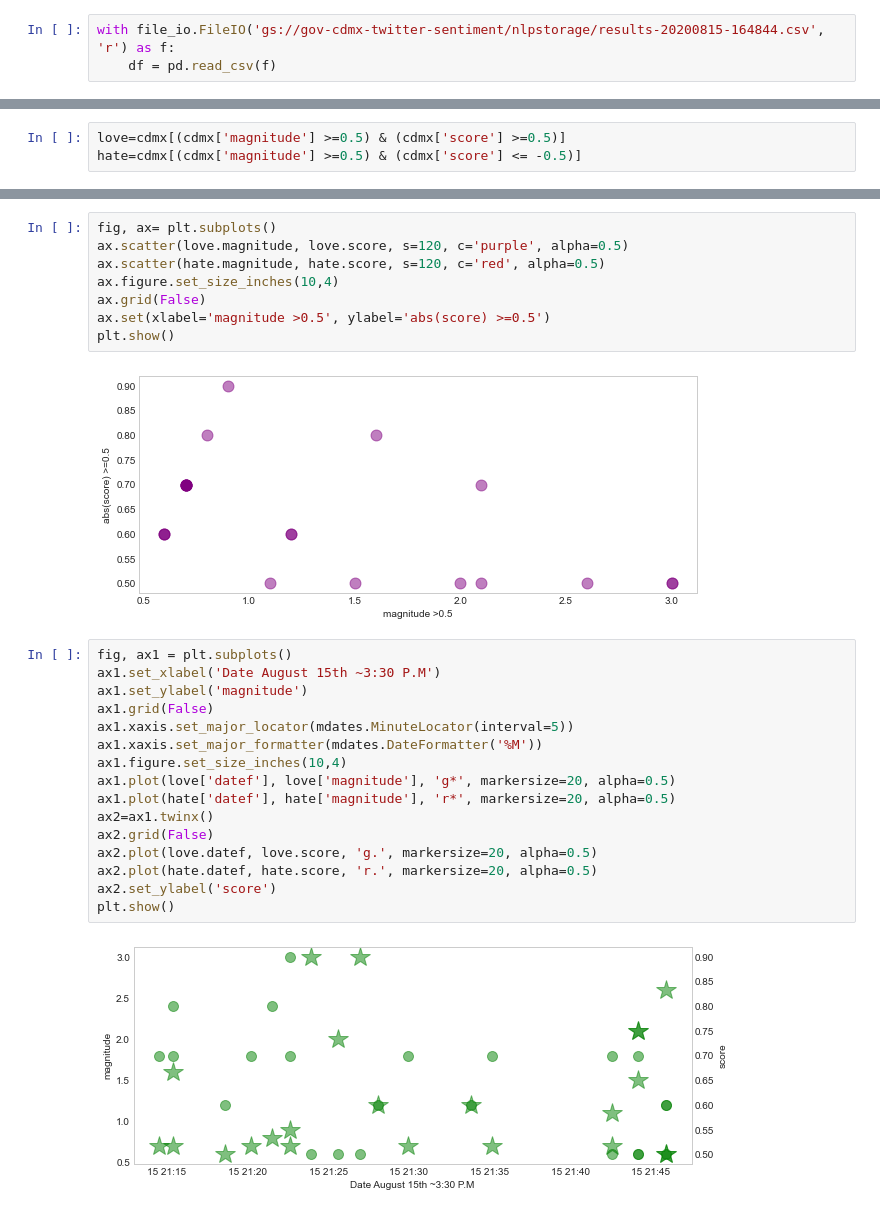
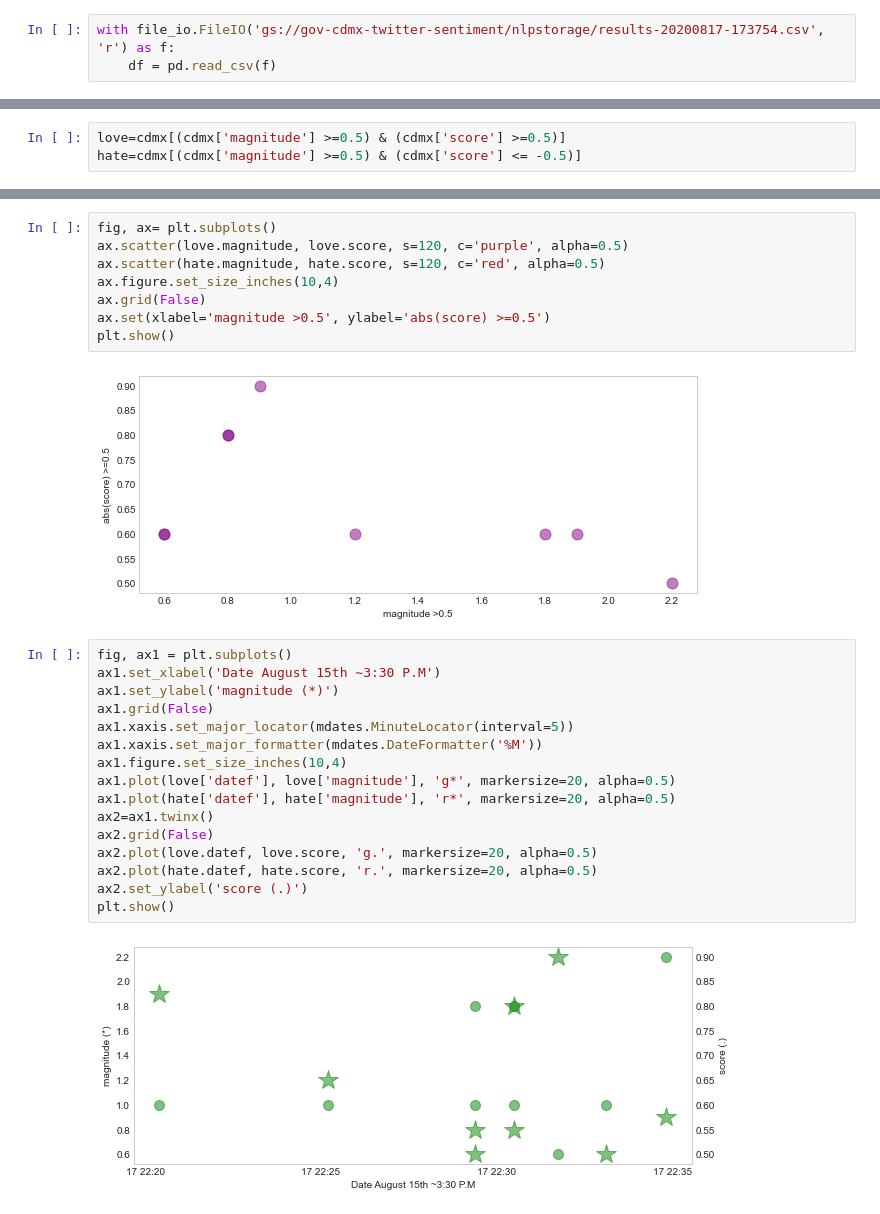
Before and after one commit to eschizoid/gov-cdmx-twitter-sentiment, a Jupyter notebook: visualization/nlptweets.ipynb, the cells around one changed output, grey strips where cells are left out. Cells and saved outputs as stored; diff of their text form.

```diff
--- a/visualization/nlptweets.ipynb
+++ b/visualization/nlptweets.ipynb
@@ -17,7 +17,7 @@ from tensorflow.python.lib.io import file_io
 # %% [markdown]
 Now that the data is in bigquery we can save a section to cloud storage or grab it direct from bigquery.
 # %%
-with file_io.FileIO('gs://gov-cdmx-twitter-sentiment/nlpstorage/results-20200815-164844.csv', 'r') as f:
+with file_io.FileIO('gs://gov-cdmx-twitter-sentiment/nlpstorage/results-20200817-173754.csv', 'r') as f:
     df = pd.read_csv(f)
 # %%
 df.head()
@@ -179,25 +179,25 @@ ax.grid(False)
 ax.set(xlabel='magnitude >0.5', ylabel='abs(score) >=0.5')
 plt.show()
 # %% [output]
-[figure, old version]
+[figure, new version]
 # %%
 fig, ax1 = plt.subplots()
 ax1.set_xlabel('Date August 15th ~3:30 P.M')
-ax1.set_ylabel('magnitude')
+ax1.set_ylabel('magnitude (*)')
 ax1.grid(False)
 ax1.xaxis.set_major_locator(mdates.MinuteLocator(interval=5))
 ax1.xaxis.set_major_formatter(mdates.DateFormatter('%M'))
 ax1.figure.set_size_inches(10,4)
 ax1.plot(love['datef'], love['magnitude'], 'g*', markersize=20, alpha=0.5)
 ax1.plot(hate['datef'], hate['magnitude'], 'r*', markersize=20, alpha=0.5)
 ax2=ax1.twinx()
 ax2.grid(False)
 ax2.plot(love.datef, love.score, 'g.', markersize=20, alpha=0.5)
 ax2.plot(hate.datef, hate.score, 'r.', markersize=20, alpha=0.5)
-ax2.set_ylabel('score')
+ax2.set_ylabel('score (.)')
 plt.show()
 # %% [output]
-[figure, old version]
+[figure, new version]
 # %%
 fig, ax = plt.subplots()
 ax.set_xlabel('Date July 10th ~3:30 P.M')
```
Also changed, not shown: parts of 14 cells of this notebook, 12 other files.
